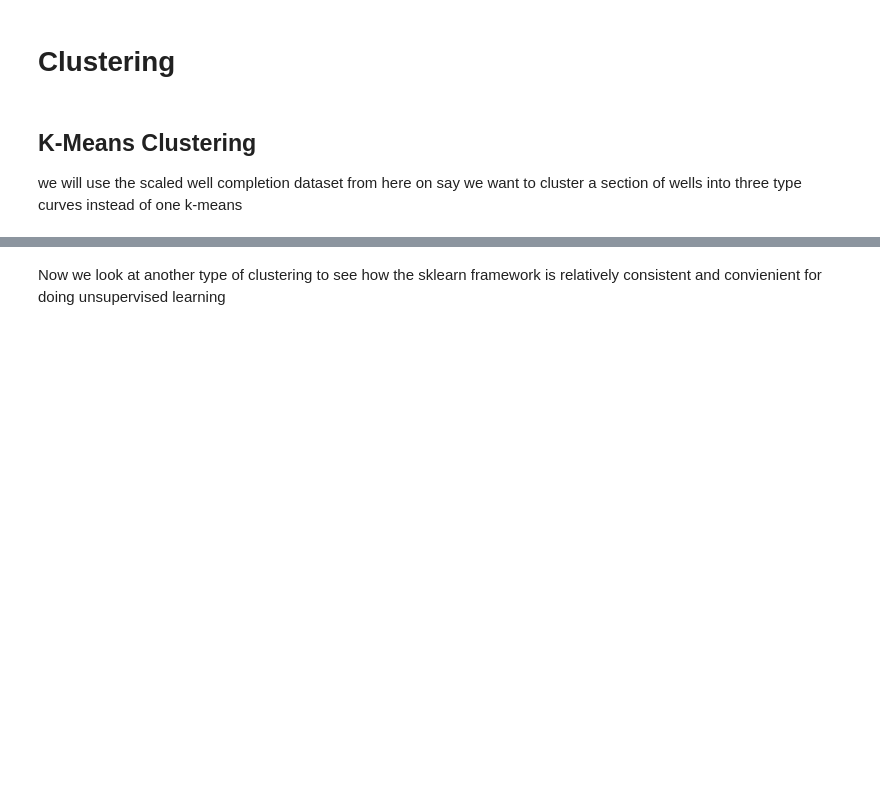
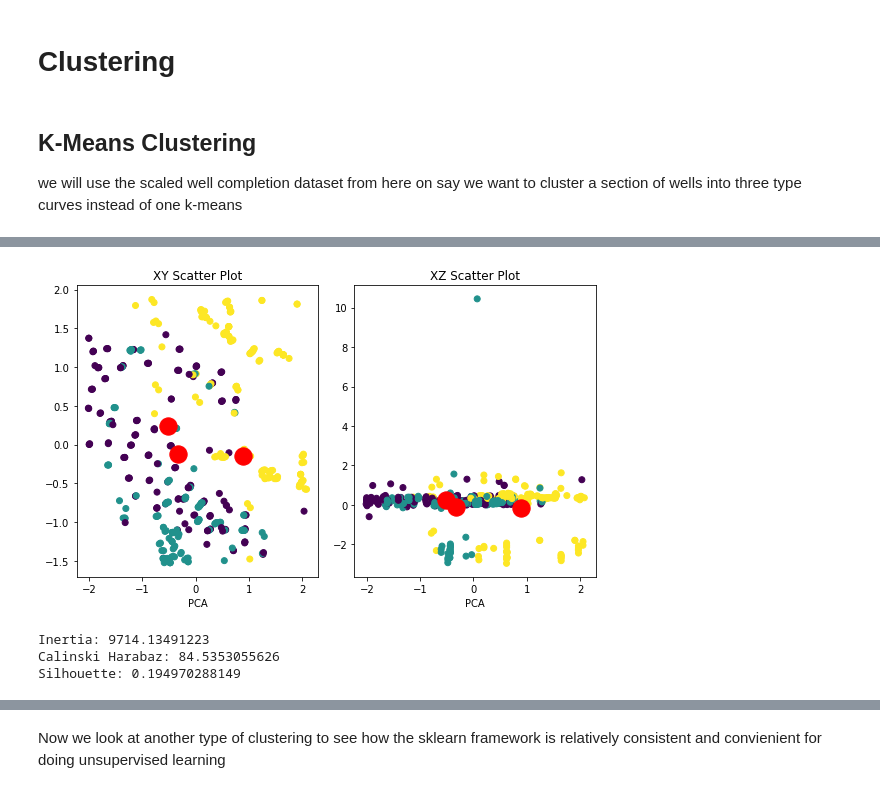
Before and after one commit to untapped-energy/clustering, a Jupyter notebook: code/3_clustering.ipynb, the cells around one changed output, grey strips where cells are left out. Drawn from its saved outputs; the diff is of its cells as text; code cells hidden in the pictures; blank space fills up the shorter version.

Commit message:
Finish MVP of notebooks and delete wrapper
Still needs a lot of explaination and images

```diff
--- a/code/3_clustering.ipynb
+++ b/code/3_clustering.ipynb
@@ -23,15 +23,3 @@ scaled_well_data = pd.read_csv('../data/scaled_well_data.csv')
 we will use the scaled well completion dataset from here on
 say we want to cluster a section of wells into three type curves instead of one
 k-means
-# %%
-kmeans = KMeans(n_clusters=2, random_state=0).fit(scaled_well_data)
-plot_cluster_results(kmeans_2, scaled_well_data)
-
-#within cluster sum of squared error (i.e. withinness), calinski_harabaz, and silhouette_score
-def print_clustering_scores(df, cluster_res):
-    inertia = 'Inertia: ' + cluster_res.inertia_
-    print(inertia)
-    print('Calinski Harabaz: ' + metrics.calinski_harabaz_score(df, cluster_res.labels_))
-    print('Silhouette: ' + metrics.silhouette_score(df, cluster_res.labels_, metric='euclidean'))
-
-print_clustering_scores(scaled_well_data, kmeans)
@@ -41,6 +35,9 @@ TypeError: ufunc 'add' did not contain a loop with signature matching types dtyp
 # %%
-kmeans_5 = KMeans(n_clusters=3, random_state=0).fit(scaled_well_data)
-plot_cluster_results(kmeans_3, scaled_well_data)
-#within cluster sum of squared error (i.e. withinness)
-kmeans.inertia_
-kmeans_elbowplot(X)
+kmeans = KMeans(n_clusters=3, random_state=0).fit(scaled_well_data)
+plot_cluster_results(kmeans, scaled_well_data)
+print_clustering_scores(scaled_well_data, kmeans)
+# %% [output]
+[figure, added]
+Inertia: 9714.13491223
+Calinski Harabaz: 84.5353055626
+Silhouette: 0.194970288149
```
Also changed, not shown: parts of 7 cells of this notebook, 2 other files.
